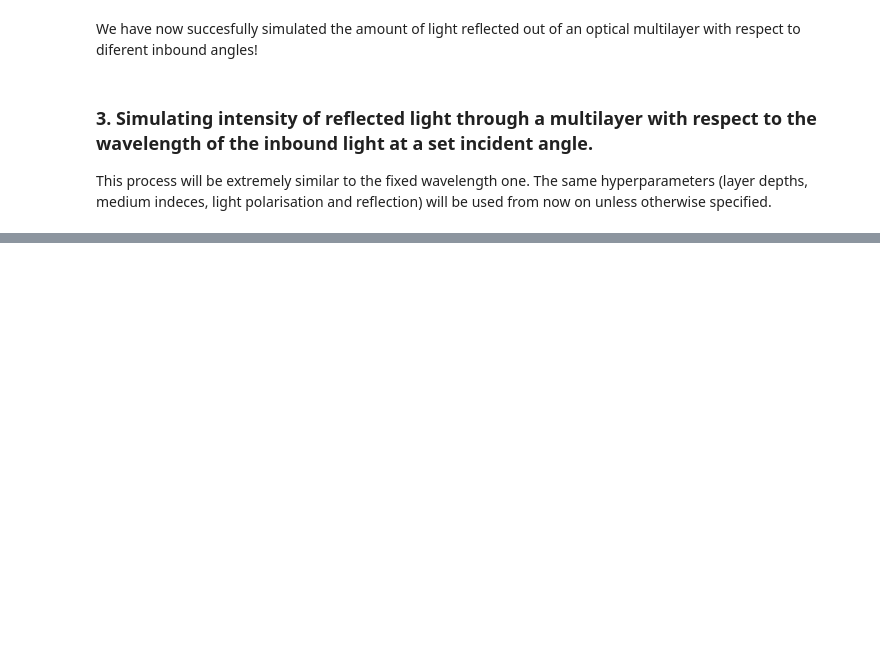
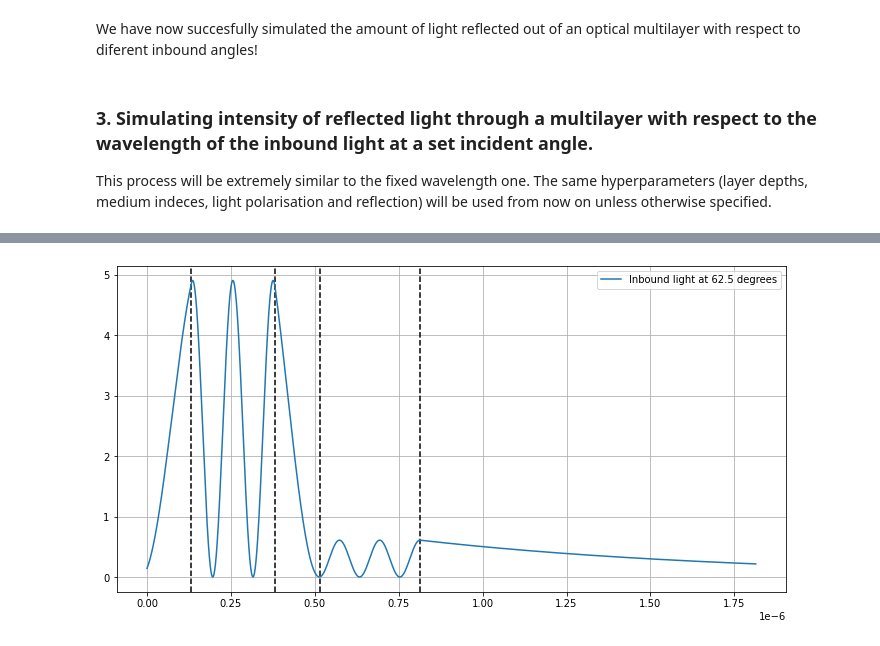
Before and after one commit to davidcheson/optical_multilayer_module, a Jupyter notebook: tutorial.ipynb, the cells around one changed output, grey strips where cells are left out. Saved outputs shown, nothing was run; the diff lists cells and outputs as text; code cells hidden in the pictures; blank space fills up the shorter version.

```diff
--- a/tutorial.ipynb
+++ b/tutorial.ipynb
@@ -355,2 +434,25 @@ plt.show()
+# %%
+### we will graph a single e-field simulation, using the one previously generated
+### in section 6.
+### this is the function:
+### om.graph(coord_list, label_list, size = (12, 6), efield = 0, d_set = None)
+
+fields = [output]
+    # this variable represents the output variables for the ran simulations
+labels = ["Inbound light at 62.5 degrees"]
+    # this variable represents the legend which will be given to the respective simulation
+d_set = [depth]
+    # this variable represents the multilayer width variable for the respective graph
+
+### all of these variables are simply indexed into through a for loop, so the first field
+### output corresponds to the first label string and to the first depth list, and so on
+
+om.graph(fields, labels, size = (12, 6), efield = 1, d_set = d_set)
+
+### the size of the graph change be changed by simply adjusting the size argument
+### which is by default in inches
+### this function can also graph
+# %% [output]
+[figure, added]
 # %% [markdown]
 [1]: <https://pypi.org/project/optical-multilayer/> "Python Package Index Page"
```
Also changed, not shown: parts of 17 cells of this notebook.
